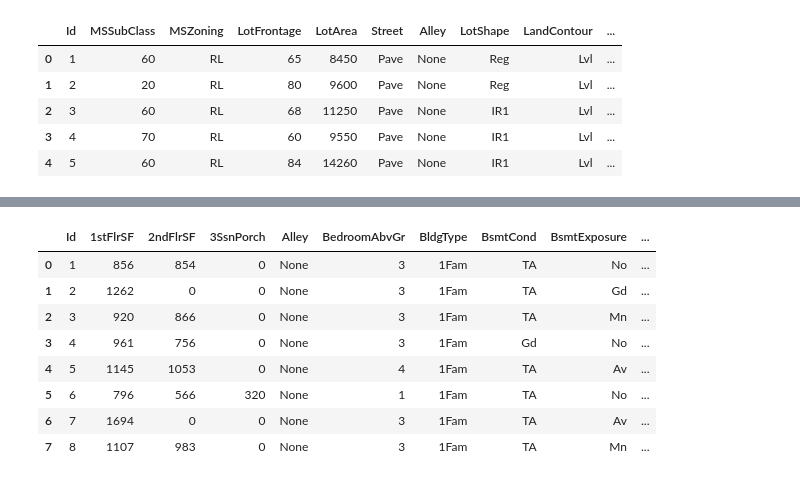
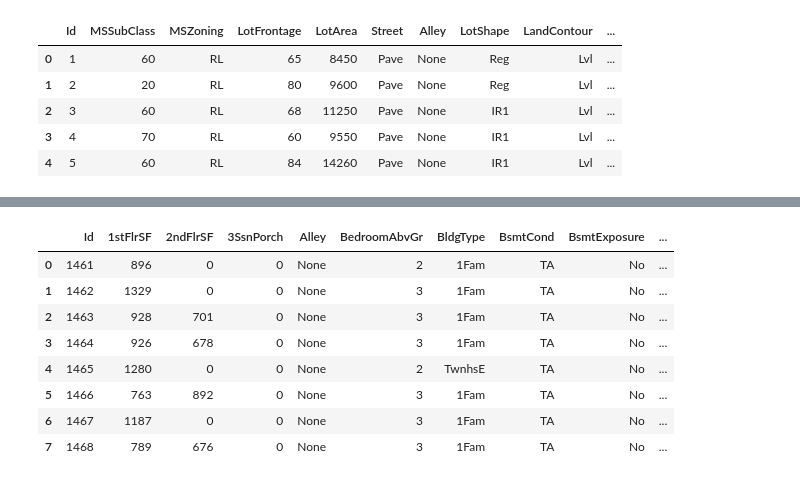
Before and after one commit to blakefreeman2/HousingPrices, a Jupyter notebook: housing_prices_cleaned.ipynb, the cells around one changed output, grey strips where cells are left out. Drawn from its saved outputs; the diff is of its cells as text; code cells hidden in the pictures.

Commit message:
Both Cleaned Data

```diff
--- a/housing_prices_cleaned.ipynb
+++ b/housing_prices_cleaned.ipynb
@@ -88,7 +96,28 @@ SaleCondition       0
 SalePrice           0
 dtype: int64
 # %%
-#Referencing to Kaggle for train data description regarding approriate values to fill for "na" data
+#Referencing to Kaggle for train and test data description's regarding approriate values to fill for "na" data
+
+test_df['LotFrontage'].fillna("0",inplace = True)
+test_df['Alley'].fillna("None",inplace = True)
+test_df['MSZoning'].fillna("None",inplace = True)
+test_df['MasVnrType'].fillna("None",inplace = True)
+test_df['MasVnrArea'].fillna("0",inplace = True)
+test_df['BsmtQual'].fillna("NA",inplace = True)
+test_df['BsmtCond'].fillna("NA",inplace = True)
+test_df['BsmtExposure'].fillna("NA",inplace = True)
+test_df['BsmtFinType1'].fillna("NA",inplace = True)
+test_df['BsmtFinType2'].fillna("NA",inplace = True)
+test_df['Electrical'].fillna("None",inplace = True)
+test_df['FireplaceQu'].fillna("NO",inplace = True)
+test_df['GarageType'].fillna("NA",inplace = True)
+test_df['GarageYrBlt'].fillna("0",inplace = True)
+test_df['GarageFinish'].fillna("NA",inplace = True)
+test_df['GarageQual'].fillna("NA",inplace = True)
+test_df['GarageCond'].fillna("NA",inplace = True)
+test_df['PoolQC'].fillna("NA",inplace = True)
+test_df['Fence'].fillna("NO",inplace = True)
+test_df['MiscFeature'].fillna("NA",inplace = True)
 
 train_df['LotFrontage'].fillna("0",inplace = True)
 train_df['Alley'].fillna("None",inplace = True)
@@ -110,6 +139,8 @@ train_df['GarageCond'].fillna("NA",inplace = True)
 train_df['PoolQC'].fillna("NA",inplace = True)
 train_df['Fence'].fillna("NO",inplace = True)
 train_df['MiscFeature'].fillna("NA",inplace = True)
+
+test_df.head(5)
 train_df.head(5)
 # %% [output]
 |  | Id | MSSubClass | MSZoning | LotFrontage | LotArea | Street | Alley | LotShape | LandContour | ... |
@@ -149,35 +211,54 @@ train_df.head(5)
 # %%
 # Sorting columns alphabetically except for ID and calculated columns
+
+sorted_test_df = test_df.reindex(sorted(test_df.columns), axis=1)
+reindexed_sorted_test_df = sorted_test_df[['Id', '1stFlrSF', '2ndFlrSF', '3SsnPorch', 'Alley', 'BedroomAbvGr', 'BldgType', 'BsmtCond',
+       'BsmtExposure', 'BsmtFinSF1', 'BsmtFinSF2', 'BsmtFinType1', 'BsmtFinType2', 'BsmtFullBath',
+       'BsmtHalfBath', 'BsmtQual', 'BsmtUnfSF', 'CentralAir', 'Condition1', 'Condition2',
+       'Electrical', 'EnclosedPorch', 'ExterCond', 'ExterQual', 'Exterior1st', 'Exterior2nd',
+       'Fence', 'FireplaceQu', 'Fireplaces', 'Foundation', 'FullBath', 'Functional', 'GarageArea',
+       'GarageCars', 'GarageCond', 'GarageFinish', 'GarageQual', 'GarageType', 'GarageYrBlt',
+       'GrLivArea', 'HalfBath', 'Heating', 'HeatingQC', 'HouseStyle', 'KitchenAbvGr',
+       'KitchenQual', 'LandContour', 'LandSlope', 'LotArea', 'LotConfig', 'LotFrontage',
+       'LotShape', 'LowQualFinSF', 'MSSubClass', 'MSZoning', 'MasVnrArea', 'MasVnrType',
+       'MiscFeature', 'MiscVal', 'MoSold', 'Neighborhood', 'OpenPorchSF', 'OverallCond',
+       'OverallQual', 'PavedDrive', 'PoolArea', 'PoolQC', 'RoofMatl', 'RoofStyle', 'SaleCondition',
+       'SaleType', 'ScreenPorch', 'Street', 'TotRmsAbvGrd','TotalBsmtSF', 'Utilities', 'WoodDeckSF', 'YearBuilt',
+       'YearRemodAdd', 'YrSold', 'Total Square Feet (ft)', 'Total Lot Square Feet (ft)']]
+
+export_test_df = reindexed_sorted_test_df
+
 
 sorted_train_df = train_df.reindex(sorted(train_df.columns), axis=1)
 reindexed_sorted_train_df = sorted_train_df[['Id','1stFlrSF', '2ndFlrSF', '3SsnPorch', 'Alley', 'BedroomAbvGr',
        'BldgType', 'BsmtCond', 'BsmtExposure', 'BsmtFinSF1', 'BsmtFinSF2',
        'BsmtFinType1', 'BsmtFinType2', 'BsmtFullBath', 'BsmtHalfBath',
        'BsmtQual', 'BsmtUnfSF', 'CentralAir', 'Condition1', 'Condition2', 'Electrical', 'EnclosedPorch', 'ExterCond',
        'ExterQual', 'Exterior1st', 'Exterior2nd', 'Fence', 'FireplaceQu',
        'Fireplaces', 'Foundation', 'FullBath', 'Functional', 'GarageArea',
        'GarageCars', 'GarageCond', 'GarageFinish', 'GarageQual', 'GarageType',
        'GarageYrBlt', 'GrLivArea', 'HalfBath', 'Heating', 'HeatingQC',
        'HouseStyle', 'KitchenAbvGr', 'KitchenQual', 'LandContour',
        'LandSlope', 'LotArea', 'LotConfig', 'LotFrontage', 'LotShape',
        'LowQualFinSF', 'MSSubClass', 'MSZoning', 'MasVnrArea', 'MasVnrType',
        'MiscFeature', 'MiscVal', 'MoSold', 'Neighborhood', 'OpenPorchSF',
        'OverallCond', 'OverallQual', 'PavedDrive', 'PoolArea', 'PoolQC',
        'RoofMatl', 'RoofStyle', 'SaleCondition', 'SalePrice', 'SaleType',
        'ScreenPorch', 'Street', 'TotRmsAbvGrd', 'TotalBsmtSF', 'Utilities', 'WoodDeckSF', 'YearBuilt',
        'YearRemodAdd', 'YrSold', 'Total Square Feet (ft)', 'Total Lot Square Feet (ft)', 'Total Cost Per Square Feet ($)', 'Total Lot Cost Per Square Feet ($)']]
 
 export_train_df = reindexed_sorted_train_df
 export_train_df.head(8)
+export_test_df.head(8)
 # %% [output]
 |  | Id | 1stFlrSF | 2ndFlrSF | 3SsnPorch | Alley | BedroomAbvGr | BldgType | BsmtCond | BsmtExposure | ... |
-| 0 | 1 | 856 | 854 | 0 | None | 3 | 1Fam | TA | No | ... |
-| 1 | 2 | 1262 | 0 | 0 | None | 3 | 1Fam | TA | Gd | ... |
-| 2 | 3 | 920 | 866 | 0 | None | 3 | 1Fam | TA | Mn | ... |
-| 3 | 4 | 961 | 756 | 0 | None | 3 | 1Fam | Gd | No | ... |
-| 4 | 5 | 1145 | 1053 | 0 | None | 4 | 1Fam | TA | Av | ... |
-| 5 | 6 | 796 | 566 | 320 | None | 1 | 1Fam | TA | No | ... |
-| 6 | 7 | 1694 | 0 | 0 | None | 3 | 1Fam | TA | Av | ... |
-| 7 | 8 | 1107 | 983 | 0 | None | 3 | 1Fam | TA | Mn | ... |
+| 0 | 1461 | 896 | 0 | 0 | None | 2 | 1Fam | TA | No | ... |
+| 1 | 1462 | 1329 | 0 | 0 | None | 3 | 1Fam | TA | No | ... |
+| 2 | 1463 | 928 | 701 | 0 | None | 3 | 1Fam | TA | No | ... |
+| 3 | 1464 | 926 | 678 | 0 | None | 3 | 1Fam | TA | No | ... |
+| 4 | 1465 | 1280 | 0 | 0 | None | 2 | TwnhsE | TA | No | ... |
+| 5 | 1466 | 763 | 892 | 0 | None | 3 | 1Fam | TA | No | ... |
+| 6 | 1467 | 1187 | 0 | 0 | None | 3 | 1Fam | TA | No | ... |
+| 7 | 1468 | 789 | 676 | 0 | None | 3 | 1Fam | TA | No | ... |
 # %%
 # Exporting the data to CSV
```
Also changed, not shown: parts of 7 cells of this notebook, 1 other file.
